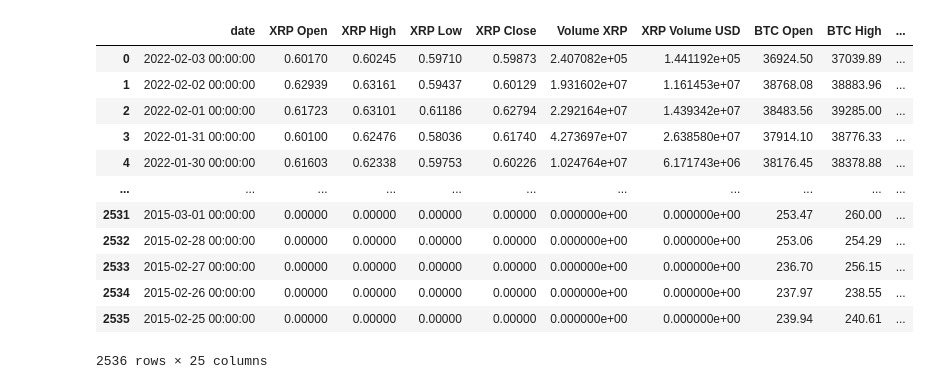
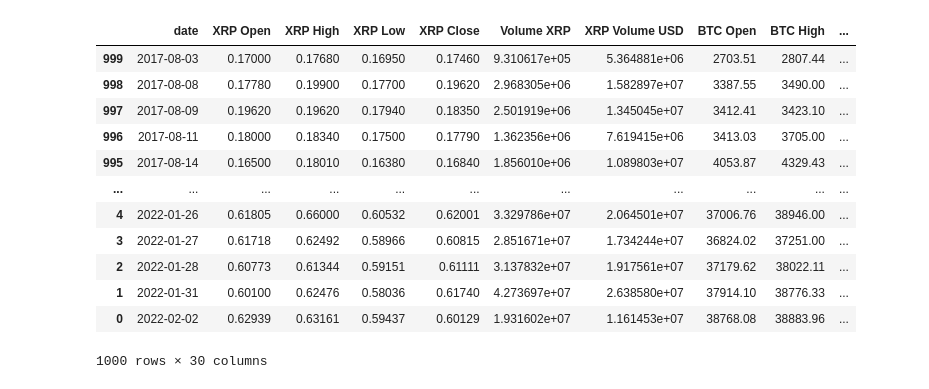
Before and after one commit to reiderwin/mustache-list-sequence, a Jupyter notebook: crypto.ipynb, the cells around one changed output. Saved outputs shown, nothing was run; the diff lists cells and outputs as text; code cells hidden in the pictures.

```diff
--- a/crypto.ipynb
+++ b/crypto.ipynb
@@ -43,6 +43,6 @@ btc_csv.head()
 # %%
 # ethereum
-eth_csv = pd.read_csv("resources/ETHUSD.csv")
+eth_csv = pd.read_csv("resources/ETHUSD.csv", parse_dates=['date'])
 eth_csv.head()
 # %% [output]
 |  | unix | date | symbol | open | high | low | close | Volume ETH | Volume USD |
@@ -54,6 +54,6 @@ eth_csv.head()
 # %%
 # dogecoin
-ltc_csv = pd.read_csv("resources/LTCUSD.csv")
+ltc_csv = pd.read_csv("resources/LTCUSD.csv", parse_dates=['date'])
 ltc_csv.head()
 # %% [output]
 |  | unix | date | symbol | open | high | low | close | Volume LTC | Volume USD |
@@ -85,7 +113,7 @@ combined_xrp_btc_df = combined_xrp_btc_df.rename(columns={"symbol_x":"XRP Symbol
                                                           "open_y":"BTC Open",
                                                           "high_y":"BTC High",
                                                           "low_y":"BTC Low",
-                                                         "close_y": "BTC CLose",
+                                                         "close_y": "BTC Close",
                                                          "Volume USD_y":"BTC Volume USD"})
 combined_xrp_btc_df
 # %% [output]
@@ -175 +203,10 @@ combined_final_df
 2536 rows × 30 columns
+# %%
+# Merging stock data with crypto df for volatility comparision
+combined_final_df_dal = pd.merge(combined_final_df, dal_csv, on = ['date'])
+combined_final_df_dal_apl = pd.merge(combined_final_df_dal, apl_csv, on = ['date'])
+combined_final_df_dal_apl_sbx = pd.merge(combined_final_df_dal_apl, sbx_csv, on = ['date'])
+combined_final_df_dal_apl_sbx_sp = pd.merge(combined_final_df_dal_apl_sbx, sp_csv, on = ['date'])
+combined_final_df_stocks = pd.merge(combined_final_df_dal_apl_sbx_sp, xom_csv, on = ['date'])
+
+combined_final_df_stocks.head()
@@ -176,18 +221,23 @@ combined_final_df
 # %%
 #clean up columns don't need, didn't need symbols for 4 columns
-cleaned= combined_final_df.drop(columns=['unix','XRP Symbol','BTC Symbol','ETH Symbol','LTC Symbol'])
+cleaned= combined_final_df_stocks.drop(columns=['unix','XRP Symbol','BTC Symbol','ETH Symbol','LTC Symbol'])
+cleaned= cleaned.iloc[: 1000, :]
+
+# Calculate monthly volatility for each crypto
+cleaned = cleaned.sort_values('date', ascending=True)
+
 cleaned
 # %% [output]
 |  | date | XRP Open | XRP High | XRP Low | XRP Close | Volume XRP | XRP Volume USD | BTC Open | BTC High | ... |
-| 0 | 2022-02-03 00:00:00 | 0.60170 | 0.60245 | 0.59710 | 0.59873 | 2.407082e+05 | 1.441192e+05 | 36924.50 | 37039.89 | ... |
-| 1 | 2022-02-02 00:00:00 | 0.62939 | 0.63161 | 0.59437 | 0.60129 | 1.931602e+07 | 1.161453e+07 | 38768.08 | 38883.96 | ... |
-| 2 | 2022-02-01 00:00:00 | 0.61723 | 0.63101 | 0.61186 | 0.62794 | 2.292164e+07 | 1.439342e+07 | 38483.56 | 39285.00 | ... |
-| 3 | 2022-01-31 00:00:00 | 0.60100 | 0.62476 | 0.58036 | 0.61740 | 4.273697e+07 | 2.638580e+07 | 37914.10 | 38776.33 | ... |
-| 4 | 2022-01-30 00:00:00 | 0.61603 | 0.62338 | 0.59753 | 0.60226 | 1.024764e+07 | 6.171743e+06 | 38176.45 | 38378.88 | ... |
+| 999 | 2017-08-03 | 0.17000 | 0.17680 | 0.16950 | 0.17460 | 9.310617e+05 | 5.364881e+06 | 2703.51 | 2807.44 | ... |
+| 998 | 2017-08-08 | 0.17780 | 0.19900 | 0.17700 | 0.19620 | 2.968305e+06 | 1.582897e+07 | 3387.55 | 3490.00 | ... |
+| 997 | 2017-08-09 | 0.19620 | 0.19620 | 0.17940 | 0.18350 | 2.501919e+06 | 1.345045e+07 | 3412.41 | 3423.10 | ... |
+| 996 | 2017-08-11 | 0.18000 | 0.18340 | 0.17500 | 0.17790 | 1.362356e+06 | 7.619415e+06 | 3413.03 | 3705.00 | ... |
+| 995 | 2017-08-14 | 0.16500 | 0.18010 | 0.16380 | 0.16840 | 1.856010e+06 | 1.089803e+07 | 4053.87 | 4329.43 | ... |
 | ... | ... | ... | ... | ... | ... | ... | ... | ... | ... | ... |
-| 2531 | 2015-03-01 00:00:00 | 0.00000 | 0.00000 | 0.00000 | 0.00000 | 0.000000e+00 | 0.000000e+00 | 253.47 | 260.00 | ... |
-| 2532 | 2015-02-28 00:00:00 | 0.00000 | 0.00000 | 0.00000 | 0.00000 | 0.000000e+00 | 0.000000e+00 | 253.06 | 254.29 | ... |
-| 2533 | 2015-02-27 00:00:00 | 0.00000 | 0.00000 | 0.00000 | 0.00000 | 0.000000e+00 | 0.000000e+00 | 236.70 | 256.15 | ... |
-| 2534 | 2015-02-26 00:00:00 | 0.00000 | 0.00000 | 0.00000 | 0.00000 | 0.000000e+00 | 0.000000e+00 | 237.97 | 238.55 | ... |
-| 2535 | 2015-02-25 00:00:00 | 0.00000 | 0.00000 | 0.00000 | 0.00000 | 0.000000e+00 | 0.000000e+00 | 239.94 | 240.61 | ... |
+| 4 | 2022-01-26 | 0.61805 | 0.66000 | 0.60532 | 0.62001 | 3.329786e+07 | 2.064501e+07 | 37006.76 | 38946.00 | ... |
+| 3 | 2022-01-27 | 0.61718 | 0.62492 | 0.58966 | 0.60815 | 2.851671e+07 | 1.734244e+07 | 36824.02 | 37251.00 | ... |
+| 2 | 2022-01-28 | 0.60773 | 0.61344 | 0.59151 | 0.61111 | 3.137832e+07 | 1.917561e+07 | 37179.62 | 38022.11 | ... |
+| 1 | 2022-01-31 | 0.60100 | 0.62476 | 0.58036 | 0.61740 | 4.273697e+07 | 2.638580e+07 | 37914.10 | 38776.33 | ... |
+| 0 | 2022-02-02 | 0.62939 | 0.63161 | 0.59437 | 0.60129 | 1.931602e+07 | 1.161453e+07 | 38768.08 | 38883.96 | ... |
-2536 rows × 25 columns
+1000 rows × 30 columns
```
Also changed, not shown: parts of 18 cells of this notebook, 7 other files.
